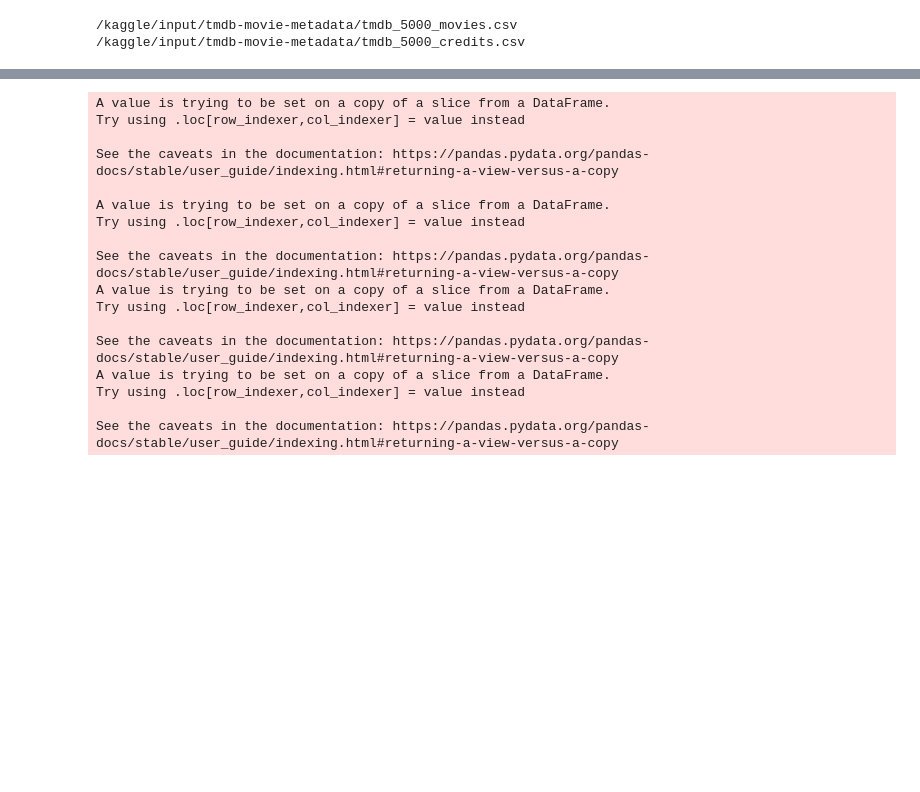
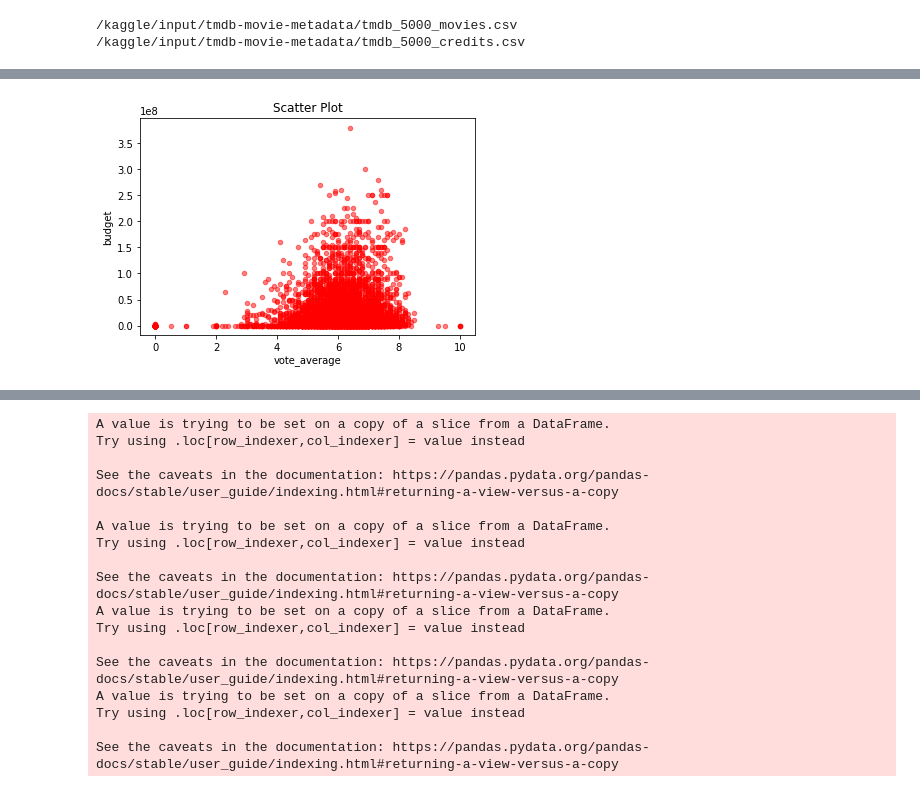
Before and after one commit to kregmi001/ML-and-Deep-Learning-for-Single-and-Muti-Class-Classification, a Jupyter notebook: movie-recommendation-system.ipynb, the cells around one changed output, grey strips where cells are left out. Cells and saved outputs as stored; diff of their text form; code cells hidden in the pictures; blank space fills up the shorter version.

```diff
--- a/movie-recommendation-system.ipynb
+++ b/movie-recommendation-system.ipynb
@@ -44,0 +54,8 @@ See the caveats in the documentation: https://pandas.pydata.org/pandas-docs/stab
+# %%
+movies.plot(kind='scatter', x='vote_average', y='budget', alpha=.5, color='r')
+plt.xlabel('vote_average')
+plt.ylabel('budget')
+plt.title('Scatter Plot')
+plt.show()
+# %% [output]
+[figure, added]
```
Also changed, not shown: parts of 8 cells of this notebook.
